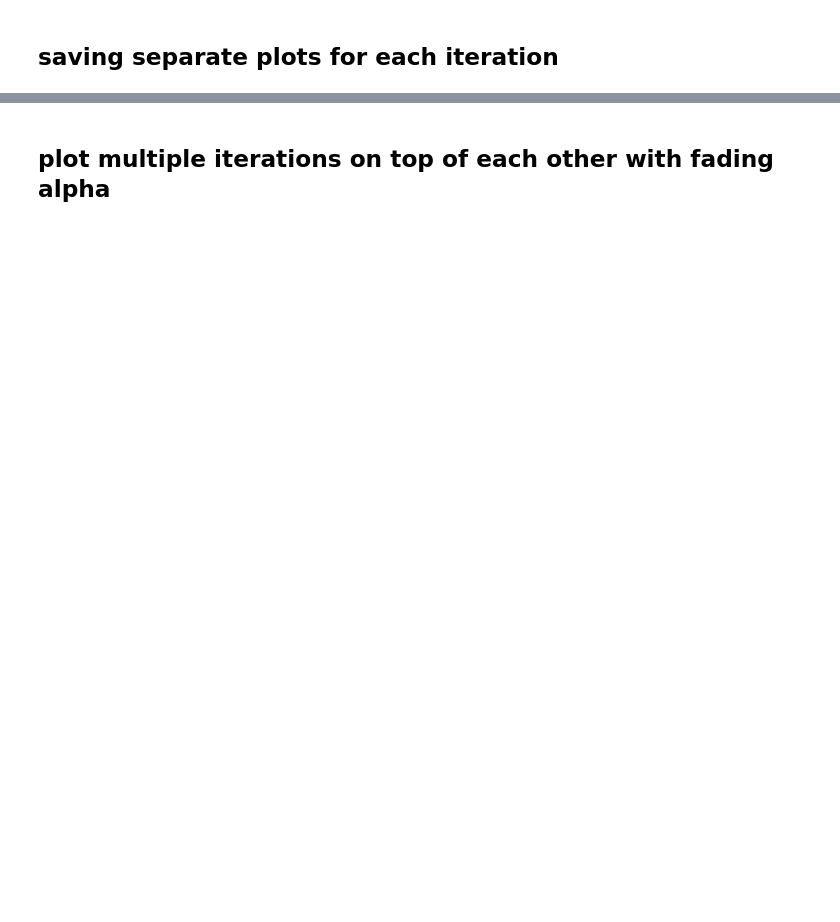
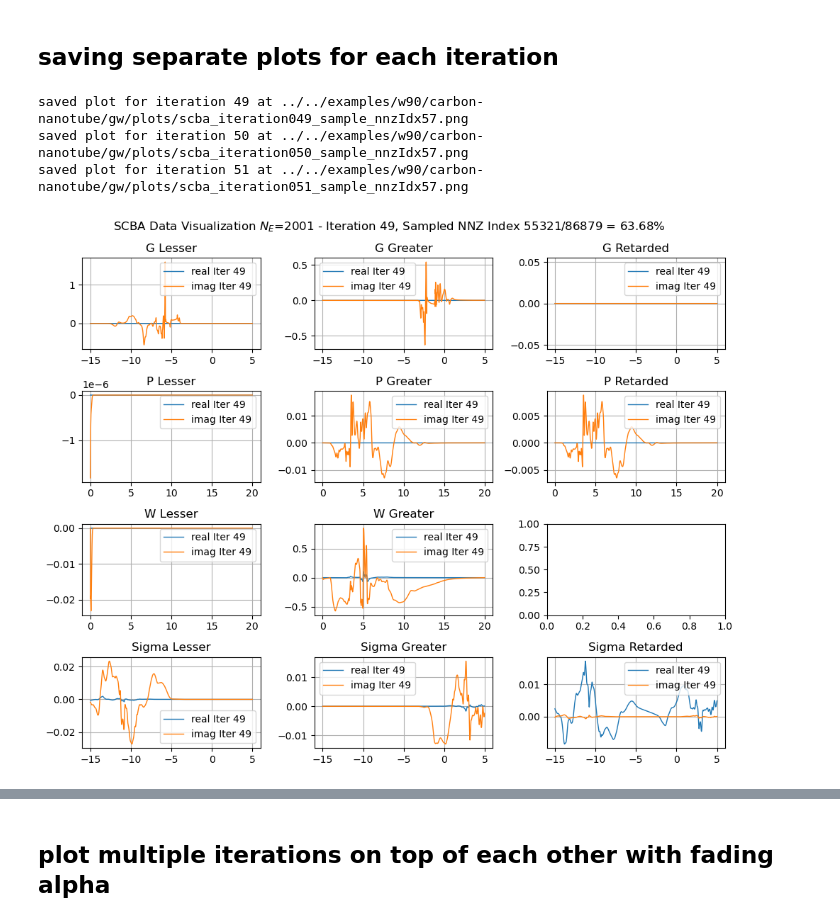
Before and after one commit to quatrex/quatrex, a Jupyter notebook: scripts/analysis/visualize_scba.ipynb, the cells around one changed output, grey strips where cells are left out. Drawn from its saved outputs; the diff is of its cells as text; code cells hidden in the pictures; blank space fills up the shorter version.

```diff
--- a/scripts/analysis/visualize_scba.ipynb
+++ b/scripts/analysis/visualize_scba.ipynb
@@ -125,33 +150,40 @@ plt.show()
 # save separate plots for all iterations
 plot_dir = simulation_dir / "plots"
 
 # switch to not accidentally save a lot of plots
-save_plots = False
+save_plots = True
+sample_idx_to_plot = 57
+iterations = [49, 50, 51]
 
 if save_plots:
-    for iteration_to_plot in range(config.scba.max_iterations):
+    for iteration_to_plot in iterations:
         fig, axs = plt.subplots(4, 3, figsize=(10, 8))
         # iteration_to_plot = 0
-        sample_idx_to_plot = 34
         assert (
             sample_idx_to_plot <= num_samples
         ), f"sample_idx_to_plot={sample_idx_to_plot} exceeds num_samples={num_samples}"
         nnz_index_to_plot = SCBADataObj.sample_indices[sample_idx_to_plot]
 
         SCBADataObj.plot_iteration(
             axs,
             iteration_to_plot,
             sample_idx_to_plot,
+            adaptive_start_iteration=config.scba.adaptive_start_iteration
         )
 
         fig.suptitle(
             f"SCBA Data Visualization $N_E$={config.electron.energy_window_num} - Iteration {iteration_to_plot}, Sampled NNZ Index {nnz_index_to_plot}/{max_idx} = {nnz_index_to_plot/max_idx:.2%}"
         )
         plt.tight_layout()
         plt.savefig(
             plot_dir
             / f"scba_iteration{iteration_to_plot:03}_sample_nnzIdx{sample_idx_to_plot}.png"
         )
         print(
             f"saved plot for iteration {iteration_to_plot} at {plot_dir / f'scba_iteration{iteration_to_plot:03}_sample_nnzIdx{sample_idx_to_plot}.png'}"
         )
+# %% [output]
+saved plot for iteration 49 at ../../examples/w90/carbon-nanotube/gw/plots/scba_iteration049_sample_nnzIdx57.png
+saved plot for iteration 50 at ../../examples/w90/carbon-nanotube/gw/plots/scba_iteration050_sample_nnzIdx57.png
+saved plot for iteration 51 at ../../examples/w90/carbon-nanotube/gw/plots/scba_iteration051_sample_nnzIdx57.png
+[figure, added]
```
Also changed, not shown: parts of 13 cells of this notebook, 2 other files.
